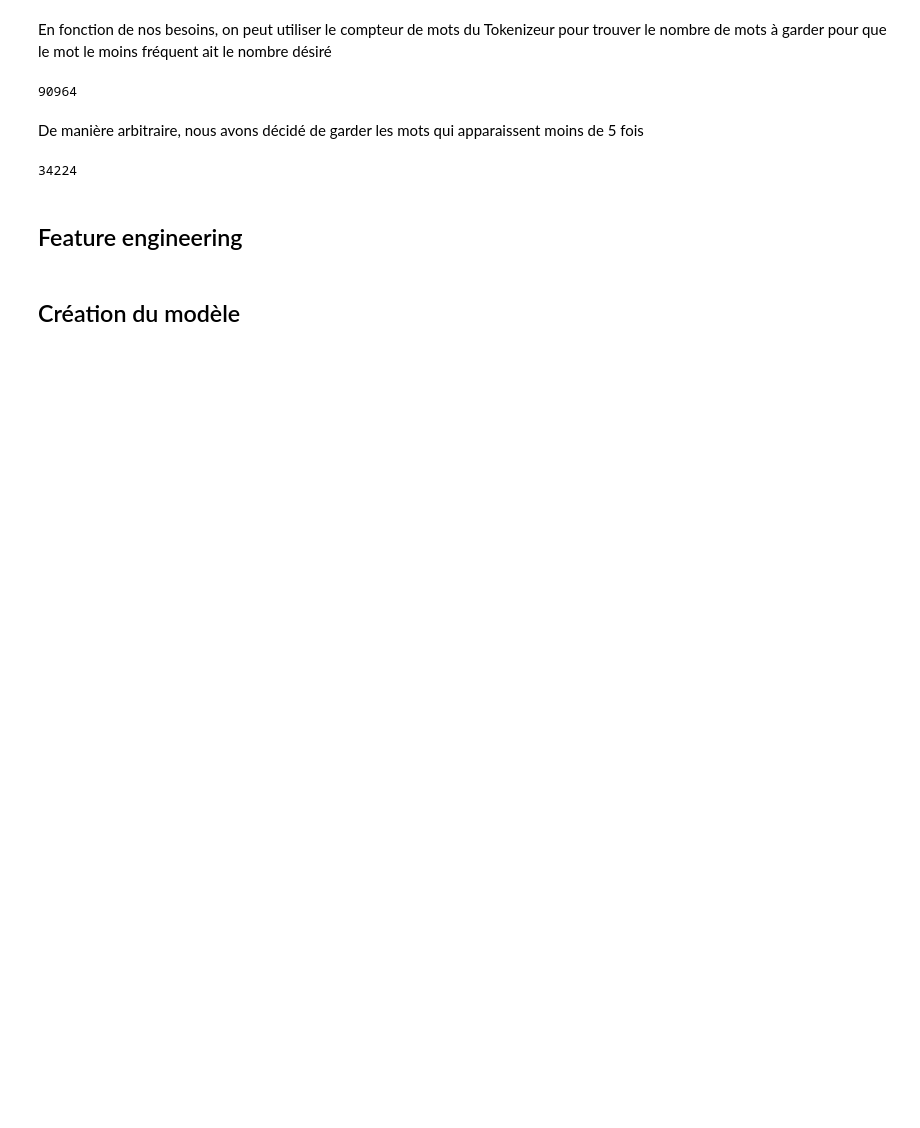
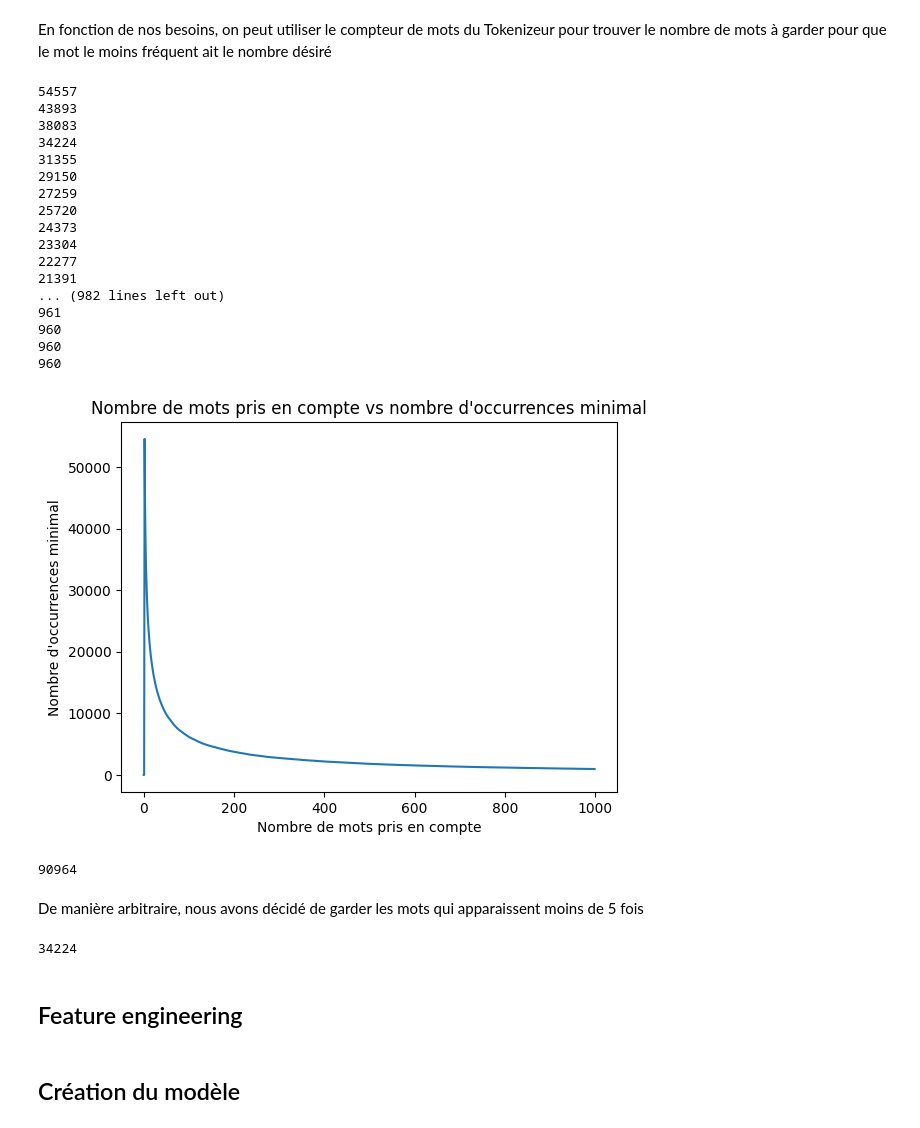
Before and after one commit to TheodoreFORTE/tp_nlp_FORTE_theodore, a Jupyter notebook: TPClassificationTexteFORTETheodore.ipynb, the cells around one changed output. Cells and saved outputs as stored; diff of their text form; code cells hidden in the pictures; blank space fills up the shorter version.

```diff
--- a/TPClassificationTexteFORTETheodore.ipynb
+++ b/TPClassificationTexteFORTETheodore.ipynb
@@ -136,14 +135,33 @@ def find_word_number_with_recurrence_threshold(tokenizer,min_occurrences):
 # %% [markdown]
 En fonction de nos besoins, on peut utiliser le compteur de mots du Tokenizeur pour trouver le nombre de mots à garder pour que le mot le moins fréquent ait le nombre désiré
 # %%
-indexes = [i for i in range(10000) ]
+indexes = [i for i in range(1000) ]
 values = [find_word_number_with_recurrence_threshold(tokenizer,i) for i in indexes]
 
 plt.plot(indexes, values)
-plt.title("Nombre de mots pris en compte vs nombre d'occurrences minimal"
+plt.title("Nombre de mots pris en compte vs nombre d'occurrences minimal")
 plt.xlabel("Nombre de mots pris en compte")
 plt.ylabel("Nombre d'occurrences minimal")
 plt.show()
+# %% [output]
+54557
+43893
+38083
+34224
+31355
+29150
+27259
+25720
+24373
+23304
+22277
+21391
+... (982 lines left out)
+961
+960
+960
+960
+[figure, added]
 # %%
 full_corpus = [word for seq in filtered_df["token_review"] for word in seq]
 counter = Counter(full_corpus)
```
Also changed, not shown: parts of 12 cells of this notebook.
